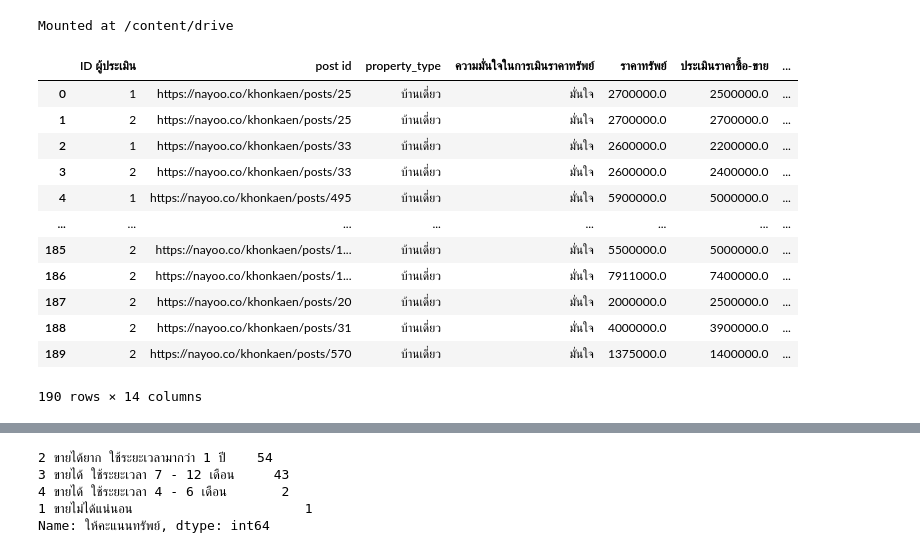
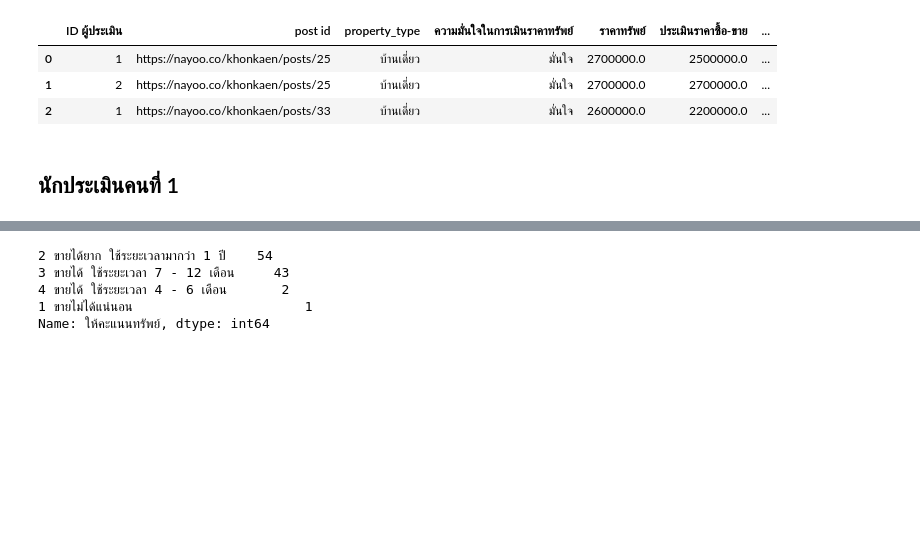
Before and after one commit to kumoromilee/bsc_dpdm22, a Jupyter notebook: [dataprep]_property_estimator.ipynb, the cells around one changed output, grey strips where cells are left out. Drawn from its saved outputs; the diff is of its cells as text; code cells hidden in the pictures; blank space fills up the shorter version.

```diff
--- a/[dataprep]_property_estimator.ipynb
+++ b/[dataprep]_property_estimator.ipynb
@@ -7,26 +25,13 @@
 import pandas as pd
-# %%
-
-from google.colab import drive
-drive.mount('/content/drive')
-# %% [output]
-Mounted at /content/drive
 # %%
-home= pd.read_excel ('/content/drive/MyDrive/data/คำตอบนักประเมิน.xlsx',sheet_name='บ้าน') ###ประกาศตัวแปร แล้วกำหนด sheet_name
-home
+home = pd.read_excel('/content/drive/MyDrive/bsc_DPDM_data/คำตอบนักประเมิน.xlsx',sheet_name='บ้าน')
+home.head(3)
 # %% [output]
 |  | ID ผู้ประเมิน | post id | property_type | ความมั่นใจในการเมินราคาทรัพย์ | ราคาทรัพย์ | ประเมินราคาซื้อ-ขาย | ... |
 | 0 | 1 | https://nayoo.co/khonkaen/posts/25 | บ้านเดี่ยว | มั่นใจ | 2700000.0 | 2500000.0 | ... |
 | 1 | 2 | https://nayoo.co/khonkaen/posts/25 | บ้านเดี่ยว | มั่นใจ | 2700000.0 | 2700000.0 | ... |
 | 2 | 1 | https://nayoo.co/khonkaen/posts/33 | บ้านเดี่ยว | มั่นใจ | 2600000.0 | 2200000.0 | ... |
-| 3 | 2 | https://nayoo.co/khonkaen/posts/33 | บ้านเดี่ยว | มั่นใจ | 2600000.0 | 2400000.0 | ... |
-| 4 | 1 | https://nayoo.co/khonkaen/posts/495 | บ้านเดี่ยว | มั่นใจ | 5900000.0 | 5000000.0 | ... |
-| ... | ... | ... | ... | ... | ... | ... | ... |
-| 185 | 2 | https://nayoo.co/khonkaen/posts/1... | บ้านเดี่ยว | มั่นใจ | 5500000.0 | 5000000.0 | ... |
-| 186 | 2 | https://nayoo.co/khonkaen/posts/1... | บ้านเดี่ยว | มั่นใจ | 7911000.0 | 7400000.0 | ... |
-| 187 | 2 | https://nayoo.co/khonkaen/posts/20 | บ้านเดี่ยว | มั่นใจ | 2000000.0 | 2500000.0 | ... |
-| 188 | 2 | https://nayoo.co/khonkaen/posts/31 | บ้านเดี่ยว | มั่นใจ | 4000000.0 | 3900000.0 | ... |
-| 189 | 2 | https://nayoo.co/khonkaen/posts/570 | บ้านเดี่ยว | มั่นใจ | 1375000.0 | 1400000.0 | ... |
-190 rows × 14 columns
+# %% [markdown]
+## นักประเมินคนที่ 1
 # %%
 est1 = home[home['ID ผู้ประเมิน']==1]
```
Also changed, not shown: parts of 95 cells of this notebook.
